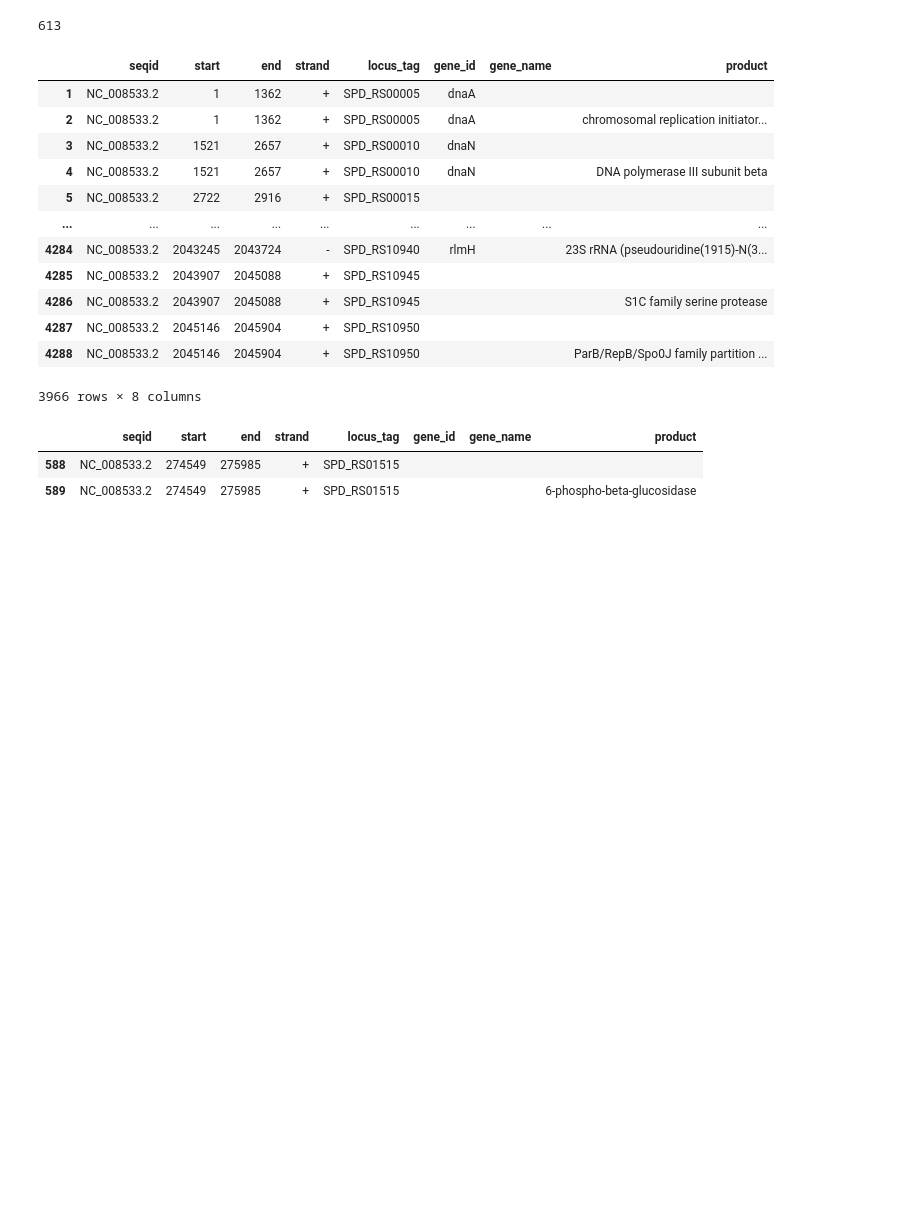
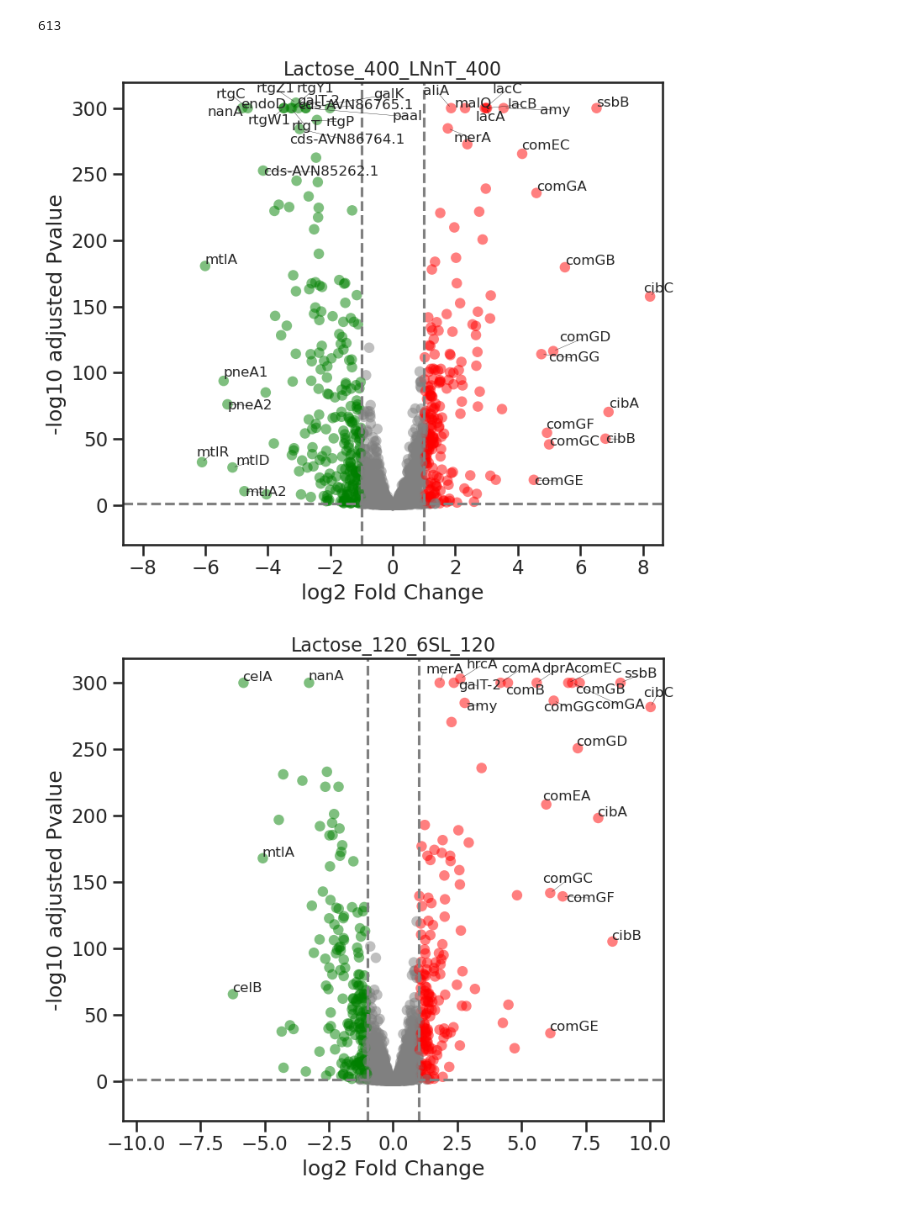
Before and after one commit to jburgaya/2026_transcriptomics_HMOs, a Jupyter notebook: workflow/jupyternotebooks/plot_annotated_diffexpr.ipynb, the cells around one changed output. Saved outputs shown, nothing was run; the diff lists cells and outputs as text; code cells hidden in the pictures; blank space fills up the shorter version.

```diff
--- a/workflow/jupyternotebooks/plot_annotated_diffexpr.ipynb
+++ b/workflow/jupyternotebooks/plot_annotated_diffexpr.ipynb
@@ -58,20 +105,4 @@ gene_df["locus_tag"].nunique()
 gene_df["gene_id"].nunique()
 # %% [output]
 613
-# %%
-gene_df
-# %% [output]
-|  | seqid | start | end | strand | locus_tag | gene_id | gene_name | product |
-| 1 | NC_008533.2 | 1 | 1362 | + | SPD_RS00005 | dnaA |  |  |
-| 2 | NC_008533.2 | 1 | 1362 | + | SPD_RS00005 | dnaA |  | chromosomal replication initiator... |
-| 3 | NC_008533.2 | 1521 | 2657 | + | SPD_RS00010 | dnaN |  |  |
-| 4 | NC_008533.2 | 1521 | 2657 | + | SPD_RS00010 | dnaN |  | DNA polymerase III subunit beta |
-| 5 | NC_008533.2 | 2722 | 2916 | + | SPD_RS00015 |  |  |  |
-| ... | ... | ... | ... | ... | ... | ... | ... | ... |
-| 4284 | NC_008533.2 | 2043245 | 2043724 | - | SPD_RS10940 | rlmH |  | 23S rRNA (pseudouridine(1915)-N(3... |
-| 4285 | NC_008533.2 | 2043907 | 2045088 | + | SPD_RS10945 |  |  |  |
-| 4286 | NC_008533.2 | 2043907 | 2045088 | + | SPD_RS10945 |  |  | S1C family serine protease |
-| 4287 | NC_008533.2 | 2045146 | 2045904 | + | SPD_RS10950 |  |  |  |
-| 4288 | NC_008533.2 | 2045146 | 2045904 | + | SPD_RS10950 |  |  | ParB/RepB/Spo0J family partition ... |
-3966 rows × 8 columns
 # %%
@@ -159,9 +191,14 @@ def volcano_plot(df, gff_df=None, title="", fc_thresh=1, p_thresh=0.05, save_pat
         plt.tight_layout()
         plt.savefig(save_path, dpi=300)
     plt.show()
-# %%
-gene_df[gene_df.locus_tag == "SPD_RS01515"]
-# %% [output]
-|  | seqid | start | end | strand | locus_tag | gene_id | gene_name | product |
-| 588 | NC_008533.2 | 274549 | 275985 | + | SPD_RS01515 |  |  |  |
-| 589 | NC_008533.2 | 274549 | 275985 | + | SPD_RS01515 |  |  | 6-phospho-beta-glucosidase |
+# %%
+# Loop through DGE files
+for file in out_dir_V.glob("DGE_*.tsv"):
+    df = pd.read_csv(file, sep="\t")
+    contrast_name = file.stem.replace("DGE_", "")
+    volcano_plot(df, title=contrast_name, gff_df=gene_df_V,
+                 fc_thresh=fc_thresh, p_thresh=p_thresh,
+                 save_path=out_dir_V / f"annotated_volcano_plot_{contrast_name}.png")
+# %% [output]
+[figure, added]
+[figure, added]
```
Also changed, not shown: parts of 20 cells of this notebook, 1 other file.
